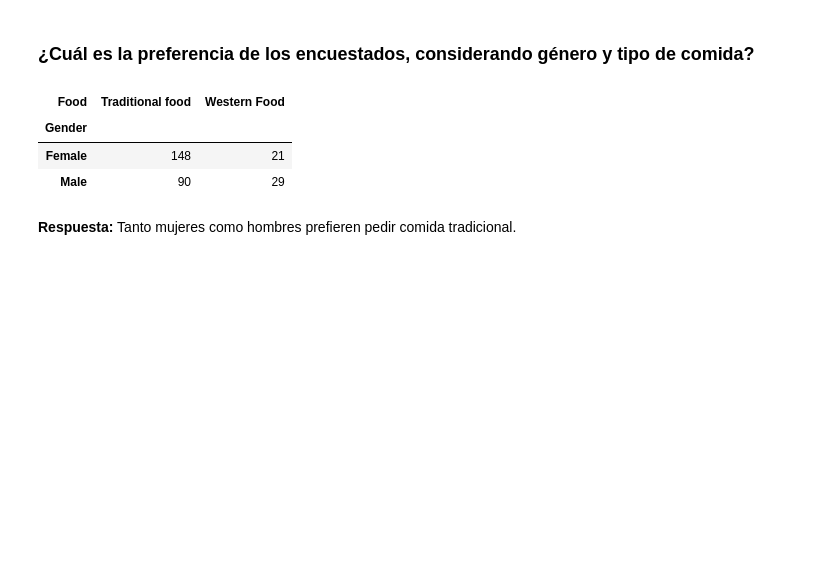
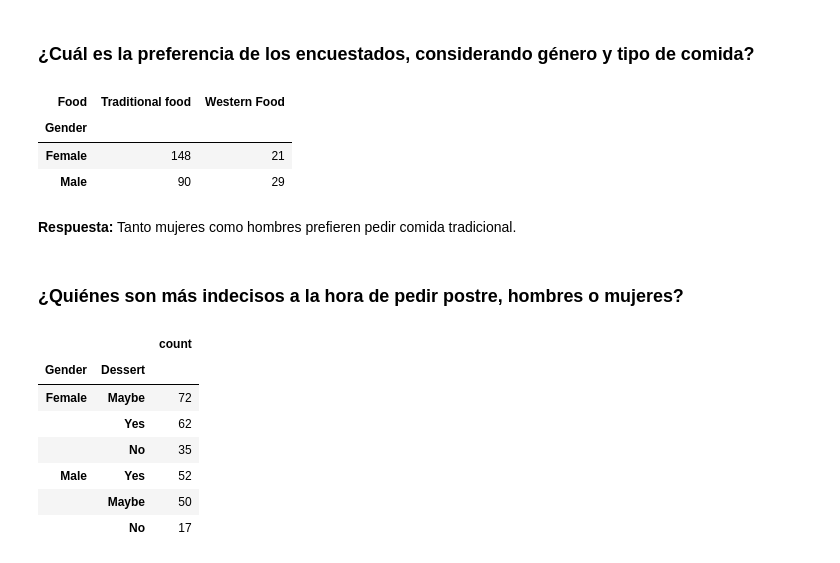
Before and after one commit to HikkizZ/InteligenciaArtificial_Uni, a Jupyter notebook: Class2.ipynb, the cells around one changed output. Cells and saved outputs as stored; diff of their text form; code cells hidden in the pictures; blank space fills up the shorter version.

```diff
--- a/Class2.ipynb
+++ b/Class2.ipynb
@@ -637,5 +637,16 @@ data_frame.groupby("Gender")["Food"].value_counts().unstack() # Se obtienen las
 | Male | 90 | 29 |
 # %% [markdown]
 **Respuesta:** Tanto mujeres como hombres prefieren pedir comida tradicional.
-# %% [markdown]
-###
+# %% [markdown]
+### ¿Quiénes son más indecisos a la hora de pedir postre, hombres o mujeres?
+# %%
+pd.DataFrame(data_frame.groupby("Gender")["Dessert"].value_counts()) # Se obtienen las frecuencias de los postres por género
+# %% [output]
+|  |  | count |
+| Gender | Dessert |  |
+| Female | Maybe | 72 |
+|  | Yes | 62 |
+|  | No | 35 |
+| Male | Yes | 52 |
+|  | Maybe | 50 |
+|  | No | 17 |
```
Also changed, not shown: parts of 9 cells of this notebook.
